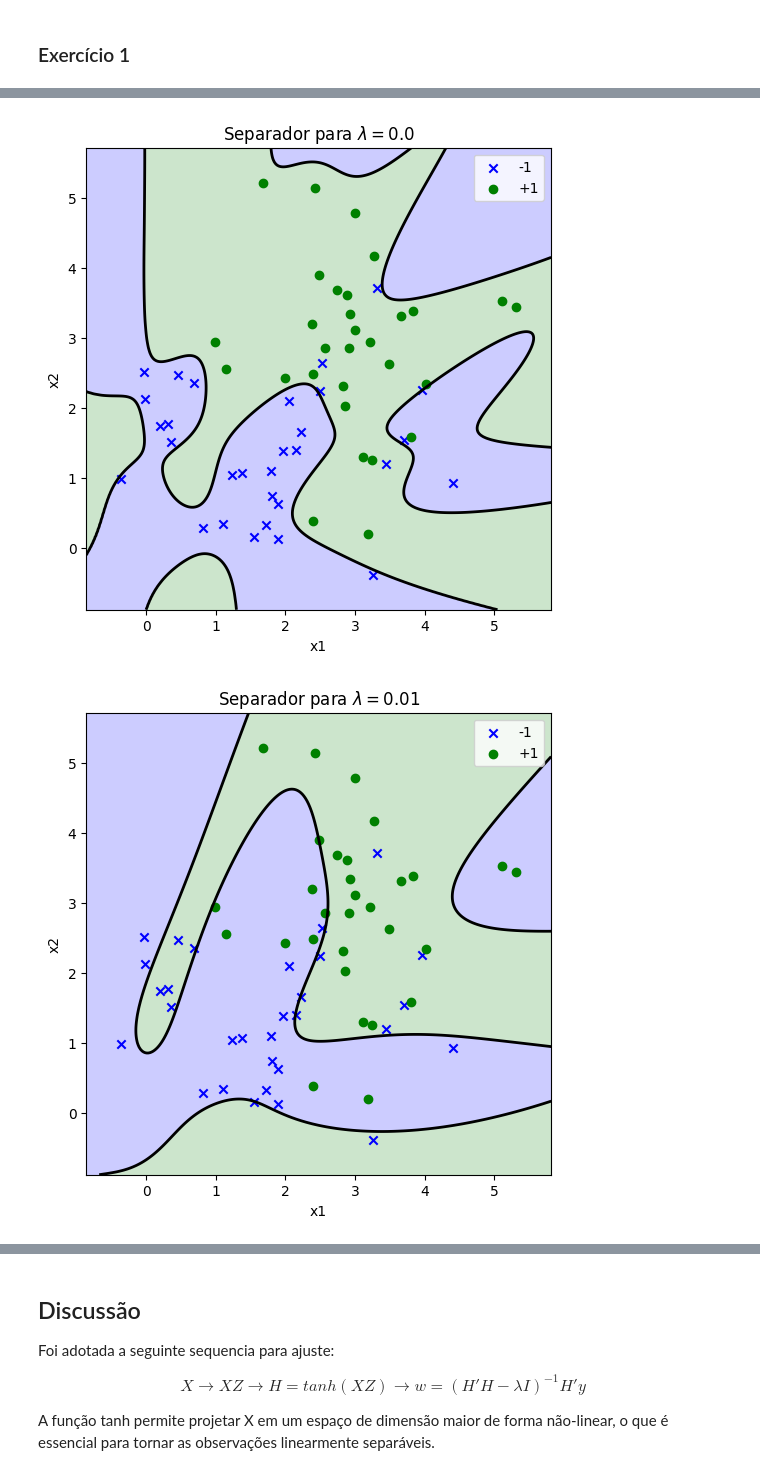
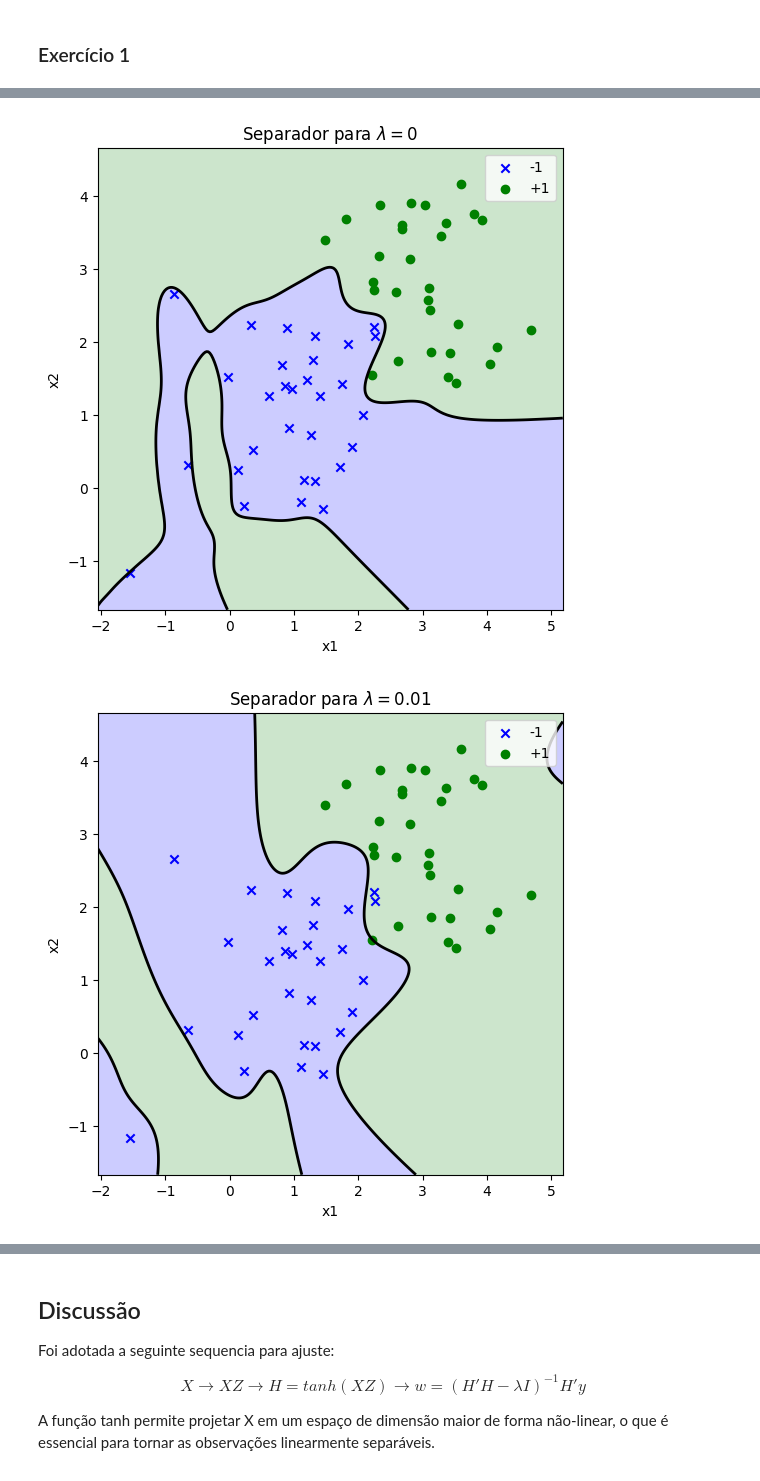
Before and after one commit to waks38/Redes-Neurais-Mestrado, a Jupyter notebook: redesELM.ipynb, the cells around one changed output, grey strips where cells are left out. Saved outputs shown, nothing was run; the diff lists cells and outputs as text; code cells hidden in the pictures.

```diff
--- a/redesELM.ipynb
+++ b/redesELM.ipynb
@@ -7,16 +7,16 @@ import matplotlib.pyplot as plt
 ### Exercício 1
 # %%
 #Gerando dados sinteticos
-np.random.seed(2002)
+np.random.seed(20)
 n = 30
 
-x1 = np.random.normal(loc = 1.5,size=n)
+x1 = np.random.normal(loc = 1,size=n,scale=0.8)
 
-y1 = np.random.normal(loc = 1.5,size=n)
+y1 = np.random.normal(loc = 1,size=n,scale=0.8)
 
-x2 = np.random.normal(loc = 3,size=n)
+x2 = np.random.normal(loc = 3,size=n,scale=0.8)
 
-y2 = np.random.normal(loc = 3, size=n)
+y2 = np.random.normal(loc = 3, size=n,scale=0.8)
 
 x = np.vstack([
     np.column_stack([x1,y1]),
@@ -65,7 +65,7 @@ def predict(x,w,Z):
     return y
 # %%
 
-Z = np.random.uniform(low=-1,high=1 , size=(3,30))
+Z = np.random.randn(3,30)
 w = ajuste(x,y,Z,lamb=0.01)
 
 y_hat = predict(x,w,Z)
@@ -107,7 +107,7 @@ def plot_contorno(x, y, Z, lambs, not_intercept=False):
         plt.legend()
         plt.show()
 # %%
-plot_contorno(x,y,Z,lambs= [0.0,0.01,0.1,0.5,1,5])
+plot_contorno(x,y,Z,lambs= [0,0.01,0.1,0.5,1,5])
 # %% [output]
-[figure, old version]
+[figure, new version]
-[figure, old version]
+[figure, new version]
```
Also changed, not shown: parts of 4 cells of this notebook, 4 other files.
